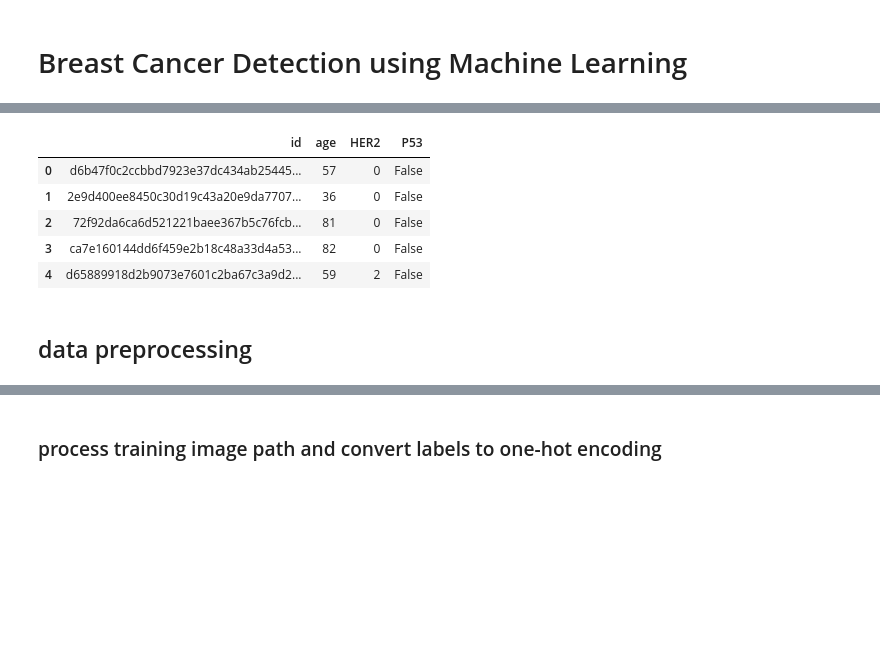
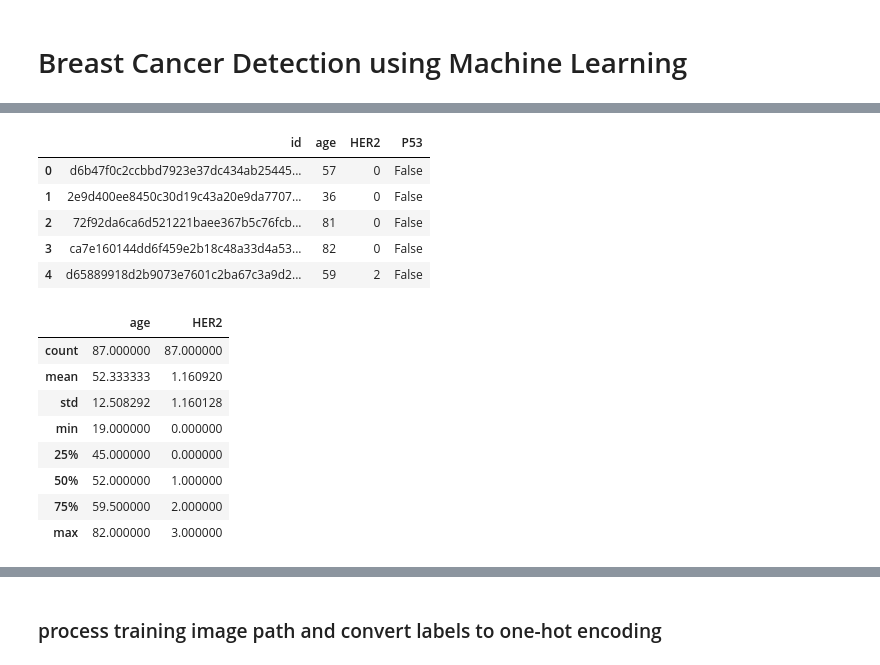
Before and after one commit to zwh42/CancerDetection, a Jupyter notebook: CancerDetection.ipynb, the cells around one changed output, grey strips where cells are left out. Saved outputs shown, nothing was run; the diff lists cells and outputs as text; code cells hidden in the pictures; blank space fills up the shorter version.

```diff
--- a/CancerDetection.ipynb
+++ b/CancerDetection.ipynb
@@ -103,12 +114,20 @@ Name: id, dtype: int64
 # %%
 test_df = pd.read_csv(TEST_CSV)
 test_df.head()
+test_df.describe()
 # %% [output]
 |  | id | age | HER2 | P53 |
 | 0 | d6b47f0c2ccbbd7923e37dc434ab25445... | 57 | 0 | False |
 | 1 | 2e9d400ee8450c30d19c43a20e9da7707... | 36 | 0 | False |
 | 2 | 72f92da6ca6d521221baee367b5c76fcb... | 81 | 0 | False |
 | 3 | ca7e160144dd6f459e2b18c48a33d4a53... | 82 | 0 | False |
 | 4 | d65889918d2b9073e7601c2ba67c3a9d2... | 59 | 2 | False |
+|  | age | HER2 |
+| count | 87.000000 | 87.000000 |
+| mean | 52.333333 | 1.160920 |
+| std | 12.508292 | 1.160128 |
+| min | 19.000000 | 0.000000 |
+| 25% | 45.000000 | 0.000000 |
+| 50% | 52.000000 | 1.000000 |
+| 75% | 59.500000 | 2.000000 |
+| max | 82.000000 | 3.000000 |
-# %% [markdown]
-## data preprocessing
```
Also changed, not shown: parts of 16 cells of this notebook.
